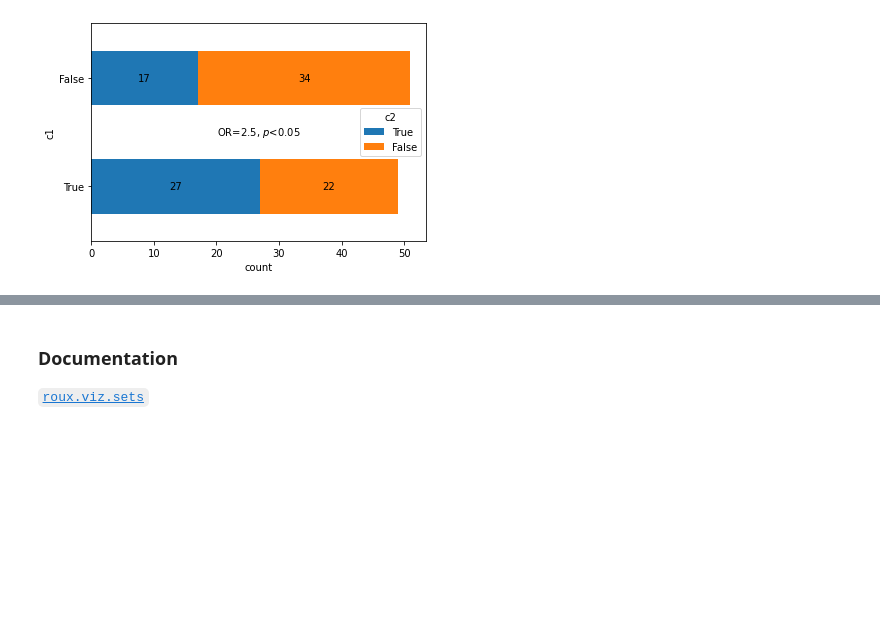
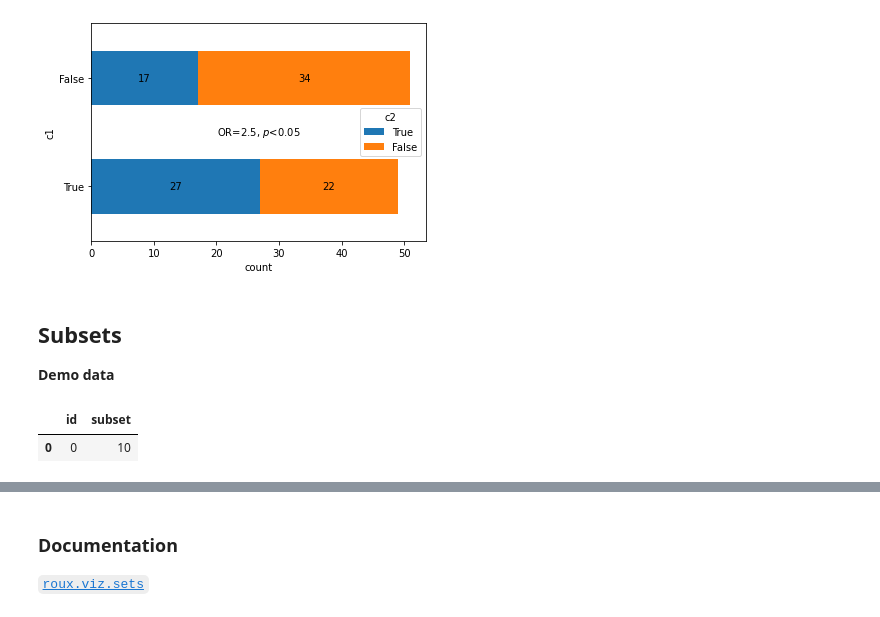
Before and after one commit to rraadd88/roux, a Jupyter notebook: examples/roux_viz_sets.ipynb, the cells around one changed output, grey strips where cells are left out. Cells and saved outputs as stored; diff of their text form; code cells hidden in the pictures; blank space fills up the shorter version.

```diff
--- a/examples/roux_viz_sets.ipynb
+++ b/examples/roux_viz_sets.ipynb
@@ -45,3 +47,17 @@ from roux.viz.sets import plot_intersection_counts
 ax=plot_intersection_counts(data,['c1','c2'],kind='bar')
 # %% [output]
 [figure]
+# %% [markdown]
+## Subsets
+**Demo data**
+# %%
+import numpy as np
+data=pd.DataFrame({
+    'id': range(100),
+    'subset':np.random.choice( list(range(20)) , size = 100, replace = True, p = None),
+    })
+# print(f"counts: {data.groupby('subset')['id'].nunique()}")
+data.head(1)
+# %% [output]
+|  | id | subset |
+| 0 | 0 | 10 |
```
Also changed, not shown: parts of 7 cells of this notebook, 2 other files.
